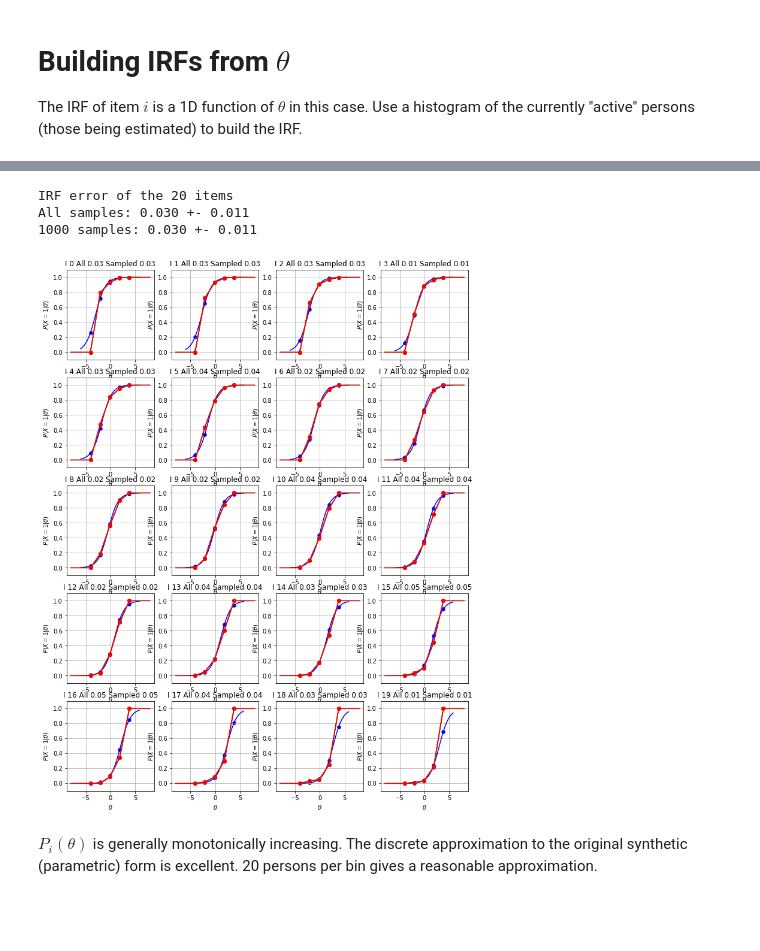
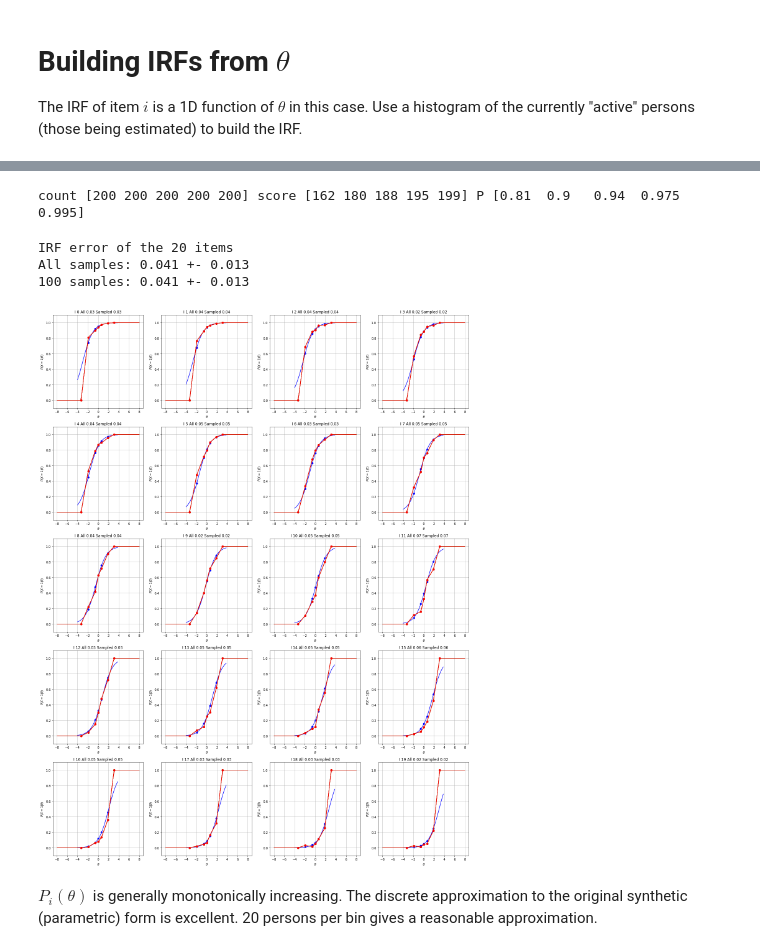
Before and after one commit to ETS-Next-Gen/irt-mcmc, a Jupyter notebook: notebooks/irt_solver_1d_simulated_data.ipynb, the cells around one changed output, grey strips where cells are left out. Cells and saved outputs as stored; diff of their text form; code cells hidden in the pictures; blank space fills up the shorter version.

```diff
--- a/notebooks/irt_solver_1d_simulated_data.ipynb
+++ b/notebooks/irt_solver_1d_simulated_data.ipynb
@@ -48,13 +49,14 @@ asym = 0 # 0.25
 discrimination = 1
 # %%
 # Algorithm parameters.
+initial_sample_per_bin = 20
 num_bins = 5
 num_iterations = 2
 num_sweeps = 5
 # Initial simulated annealing temperature.
 temperature = 1
 # Grid strategy.
-method = "uniform-fixed" # "quantile" # "uniform"
+method = "quantile" #"uniform-fixed" # "quantile" # "uniform"
 # %%
 X, theta_exact, b, c, v_exact = nirt.simulate.simulate_data.generate_dichotomous_responses(P, I, C, asymptote=asym, discrimination=discrimination)
 model_irf = [lambda t,i=i: nirt.simulate.simulate_data.three_pl_model(t, discrimination, b[i], asym) for i in range(I)]
@@ -92,0 +93,5 @@ theta = nirt.likelihood.initial_guess(X, c)
+# %%
+theta = nirt.likelihood.initial_guess(X, c)
+theta = (theta - np.mean(theta, axis=0))/np.std(theta, axis=0)
+logger.info("t range [{:.2f}, {:.2f}] mean {:.2f} std {:.2f}".format(
+        theta.min(), theta.max(), np.mean(theta, axis=0)[0], np.std(theta, axis=0)[0]))
@@ -96,7 +103,7 @@ theta = nirt.likelihood.initial_guess(X, c)
 inactive = np.arange(P, dtype=int)
 active = np.array([], dtype=int)
 
-xlim = [(min(theta[:, ci])-2, max(theta[:, ci])+2) for ci in range(C)]
+xlim = [(theta[:, ci].min() - 1, theta[:, ci].max() + 1) for ci in range(C)]
 grid_all = [nirt.grid.Grid(theta[:, ci], num_bins, method=method, xlim=xlim[ci]) for ci in range(C)]
 irf_all = [nirt.irf.ItemResponseFunction(grid_all[ci], X[:, i]) for i, ci in enumerate(c)]
 print("Grid limits", xlim)
@@ -112,6 +112,10 @@ plt.ylabel('#persons in bin');
+# %%
+irf_all[0]
+# %% [output]
+count [200 200 200 200 200] score [162 180 188 195 199] P [0.81  0.9   0.94  0.975 0.995]
 # %%
 # Generate histogram IRFs from a sample of persons.
-sample_size = P #initial_sample_per_bin * num_bins
+sample_size = initial_sample_per_bin * num_bins
 #sample = np.random.choice(inactive, size=sample_size, replace=False)
 sample = np.arange(P, dtype=int)
 active = np.concatenate((active, sample))
@@ -131,19 +135,19 @@ print("All samples: {:.3f} +- {:.3f}".format(e_all.mean(), e_all.std()))
 print("{} samples: {:.3f} +- {:.3f}".format(sample_size, e.mean(), e.std()))
 # %% [output]
 IRF error of the 20 items
-All samples: 0.030 +- 0.011
-1000 samples: 0.030 +- 0.011
+All samples: 0.041 +- 0.013
+100 samples: 0.041 +- 0.013
 # %%
-fig, axs = plt.subplots(I // 4, 4, figsize=(12, 0.8*I))
+fig, axs = plt.subplots(I // 4, 4, figsize=(24, 1.6*I))
 for i in range(I):
     ax = axs[i // 4, i % 4]
     nirt.simulate.plot_irf.plot_model_irf(ax, grid[c[i]], model_irf[i], num_bins, color="blue", label="Original")
     irf_all[i].plot(ax, color="green", label="{} samples".format(theta.shape[0]))
     irf[i].plot(ax, color="red", label="{} samples".format(sample_size))
     ax.set_title("I {} All {:.2f} Sampled {:.2f}".format(i, e_all[i], e[i]))
     ax.grid(True)
 # %% [output]
-[figure, old version]
+[figure, new version]
 # %% [markdown]
 $P_i(\theta)$ is generally monotonically increasing. The discrete approximation to the original synthetic (parametric) form is excellent. 20 persons per bin gives a reasonable approximation.
 # %% [markdown]
```
Also changed, not shown: parts of 21 cells of this notebook, 22 other files.
